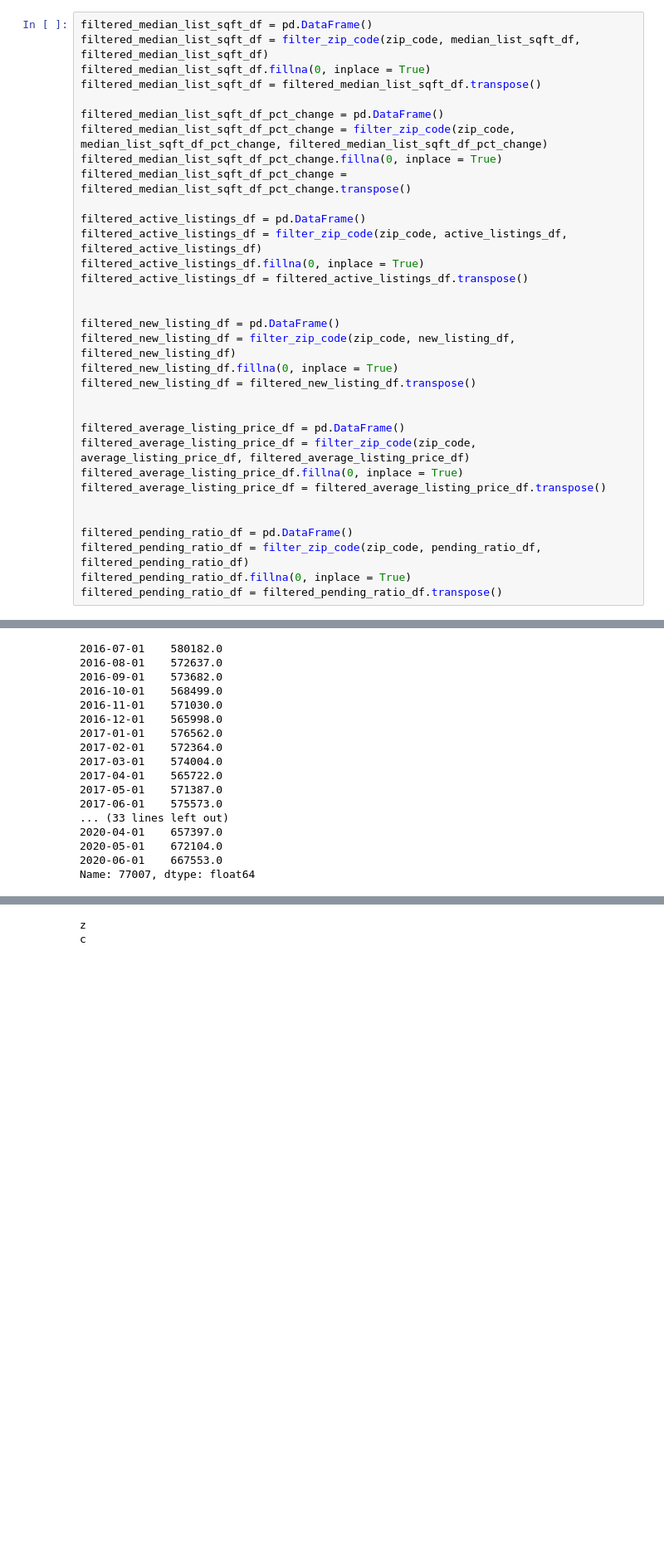
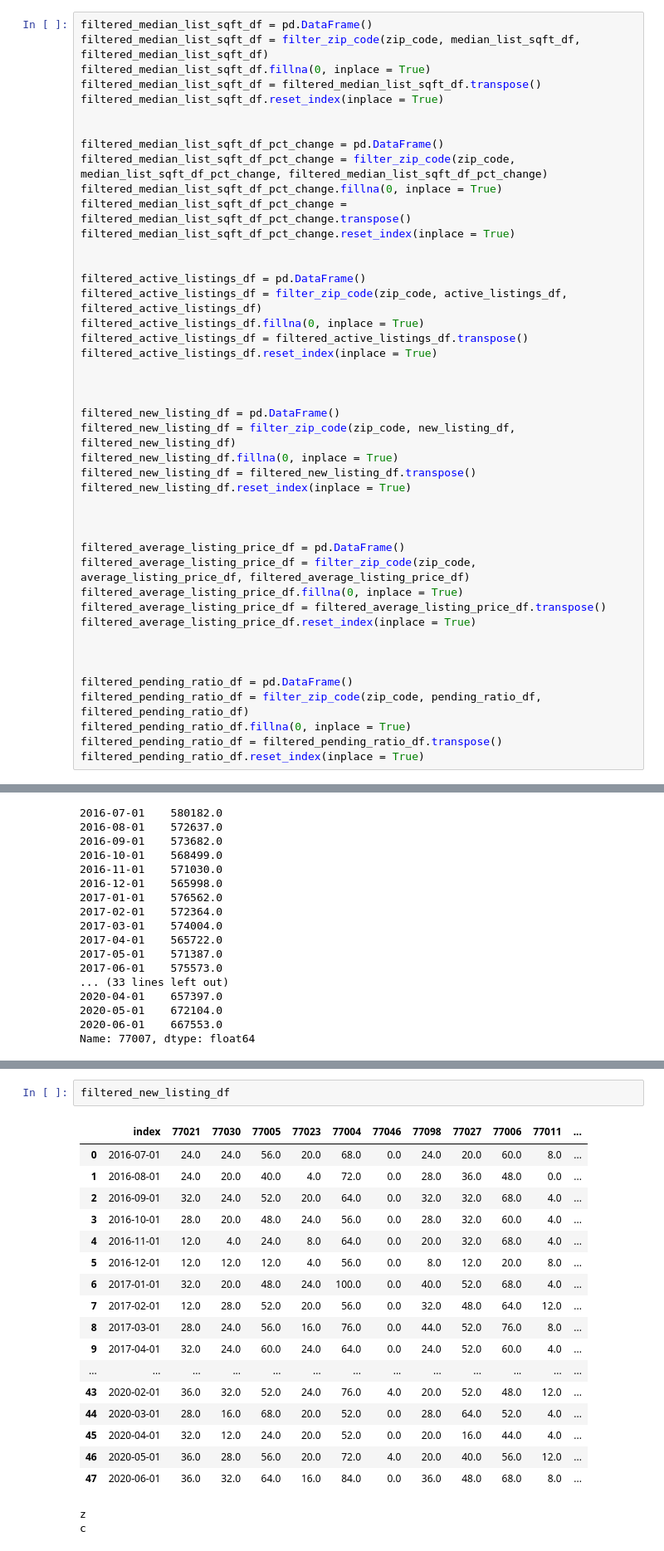
Before and after one commit to dovu93/Real_Estate_Investment_Identifier, a Jupyter notebook: Notebooks/trail&error2_Vu.ipynb, the cells around one changed output, grey strips where cells are left out. Shown: that part at 83% size. Saved outputs shown, nothing was run; the diff lists cells and outputs as text; blank space fills up the shorter version.

```diff
--- a/Notebooks/trail&error2_Vu.ipynb
+++ b/Notebooks/trail&error2_Vu.ipynb
@@ -206,34 +217,45 @@ filtered_median_list_sqft_df = pd.DataFrame()
 filtered_median_list_sqft_df = filter_zip_code(zip_code, median_list_sqft_df, filtered_median_list_sqft_df)
 filtered_median_list_sqft_df.fillna(0, inplace = True)
 filtered_median_list_sqft_df = filtered_median_list_sqft_df.transpose()
+filtered_median_list_sqft_df.reset_index(inplace = True)
+
 
 filtered_median_list_sqft_df_pct_change = pd.DataFrame()
 filtered_median_list_sqft_df_pct_change = filter_zip_code(zip_code, median_list_sqft_df_pct_change, filtered_median_list_sqft_df_pct_change)
 filtered_median_list_sqft_df_pct_change.fillna(0, inplace = True)
 filtered_median_list_sqft_df_pct_change = filtered_median_list_sqft_df_pct_change.transpose()
+filtered_median_list_sqft_df_pct_change.reset_index(inplace = True)
+
 
 filtered_active_listings_df = pd.DataFrame()
 filtered_active_listings_df = filter_zip_code(zip_code, active_listings_df, filtered_active_listings_df)
 filtered_active_listings_df.fillna(0, inplace = True)
 filtered_active_listings_df = filtered_active_listings_df.transpose()
+filtered_active_listings_df.reset_index(inplace = True)
+
 
 
 filtered_new_listing_df = pd.DataFrame()
 filtered_new_listing_df = filter_zip_code(zip_code, new_listing_df, filtered_new_listing_df)
 filtered_new_listing_df.fillna(0, inplace = True)
 filtered_new_listing_df = filtered_new_listing_df.transpose()
+filtered_new_listing_df.reset_index(inplace = True)
+
 
 
 filtered_average_listing_price_df = pd.DataFrame()
 filtered_average_listing_price_df = filter_zip_code(zip_code, average_listing_price_df, filtered_average_listing_price_df)
 filtered_average_listing_price_df.fillna(0, inplace = True)
 filtered_average_listing_price_df = filtered_average_listing_price_df.transpose()
+filtered_average_listing_price_df.reset_index(inplace = True)
+
 
 
 filtered_pending_ratio_df = pd.DataFrame()
 filtered_pending_ratio_df = filter_zip_code(zip_code, pending_ratio_df, filtered_pending_ratio_df)
 filtered_pending_ratio_df.fillna(0, inplace = True)
 filtered_pending_ratio_df = filtered_pending_ratio_df.transpose()
+filtered_pending_ratio_df.reset_index(inplace = True)
 # %%
 d.transpose()
 # %%
@@ -326,3 +455,23 @@ Name: 77002, dtype: float64
+# %%
+filtered_new_listing_df
+# %% [output]
+|  | index | 77021 | 77030 | 77005 | 77023 | 77004 | 77046 | 77098 | 77027 | 77006 | 77011 | ... |
+| 0 | 2016-07-01 | 24.0 | 24.0 | 56.0 | 20.0 | 68.0 | 0.0 | 24.0 | 20.0 | 60.0 | 8.0 | ... |
+| 1 | 2016-08-01 | 24.0 | 20.0 | 40.0 | 4.0 | 72.0 | 0.0 | 28.0 | 36.0 | 48.0 | 0.0 | ... |
+| 2 | 2016-09-01 | 32.0 | 24.0 | 52.0 | 20.0 | 64.0 | 0.0 | 32.0 | 32.0 | 68.0 | 4.0 | ... |
+| 3 | 2016-10-01 | 28.0 | 20.0 | 48.0 | 24.0 | 56.0 | 0.0 | 28.0 | 32.0 | 60.0 | 4.0 | ... |
+| 4 | 2016-11-01 | 12.0 | 4.0 | 24.0 | 8.0 | 64.0 | 0.0 | 20.0 | 32.0 | 68.0 | 4.0 | ... |
+| 5 | 2016-12-01 | 12.0 | 12.0 | 12.0 | 4.0 | 56.0 | 0.0 | 8.0 | 12.0 | 20.0 | 8.0 | ... |
+| 6 | 2017-01-01 | 32.0 | 20.0 | 48.0 | 24.0 | 100.0 | 0.0 | 40.0 | 52.0 | 68.0 | 4.0 | ... |
+| 7 | 2017-02-01 | 12.0 | 28.0 | 52.0 | 20.0 | 56.0 | 0.0 | 32.0 | 48.0 | 64.0 | 12.0 | ... |
+| 8 | 2017-03-01 | 28.0 | 24.0 | 56.0 | 16.0 | 76.0 | 0.0 | 44.0 | 52.0 | 76.0 | 8.0 | ... |
+| 9 | 2017-04-01 | 32.0 | 24.0 | 60.0 | 24.0 | 64.0 | 0.0 | 24.0 | 52.0 | 60.0 | 4.0 | ... |
+| ... | ... | ... | ... | ... | ... | ... | ... | ... | ... | ... | ... | ... |
+| 43 | 2020-02-01 | 36.0 | 32.0 | 52.0 | 24.0 | 76.0 | 4.0 | 20.0 | 52.0 | 48.0 | 12.0 | ... |
+| 44 | 2020-03-01 | 28.0 | 16.0 | 68.0 | 20.0 | 52.0 | 0.0 | 28.0 | 64.0 | 52.0 | 4.0 | ... |
+| 45 | 2020-04-01 | 32.0 | 12.0 | 24.0 | 20.0 | 52.0 | 0.0 | 20.0 | 16.0 | 44.0 | 4.0 | ... |
+| 46 | 2020-05-01 | 36.0 | 28.0 | 56.0 | 20.0 | 72.0 | 4.0 | 20.0 | 40.0 | 56.0 | 12.0 | ... |
+| 47 | 2020-06-01 | 36.0 | 32.0 | 64.0 | 16.0 | 84.0 | 0.0 | 36.0 | 48.0 | 68.0 | 8.0 | ... |
 # %%
 # %% [output]
 z
```
Also changed, not shown: parts of 22 cells of this notebook, 1 other file.
